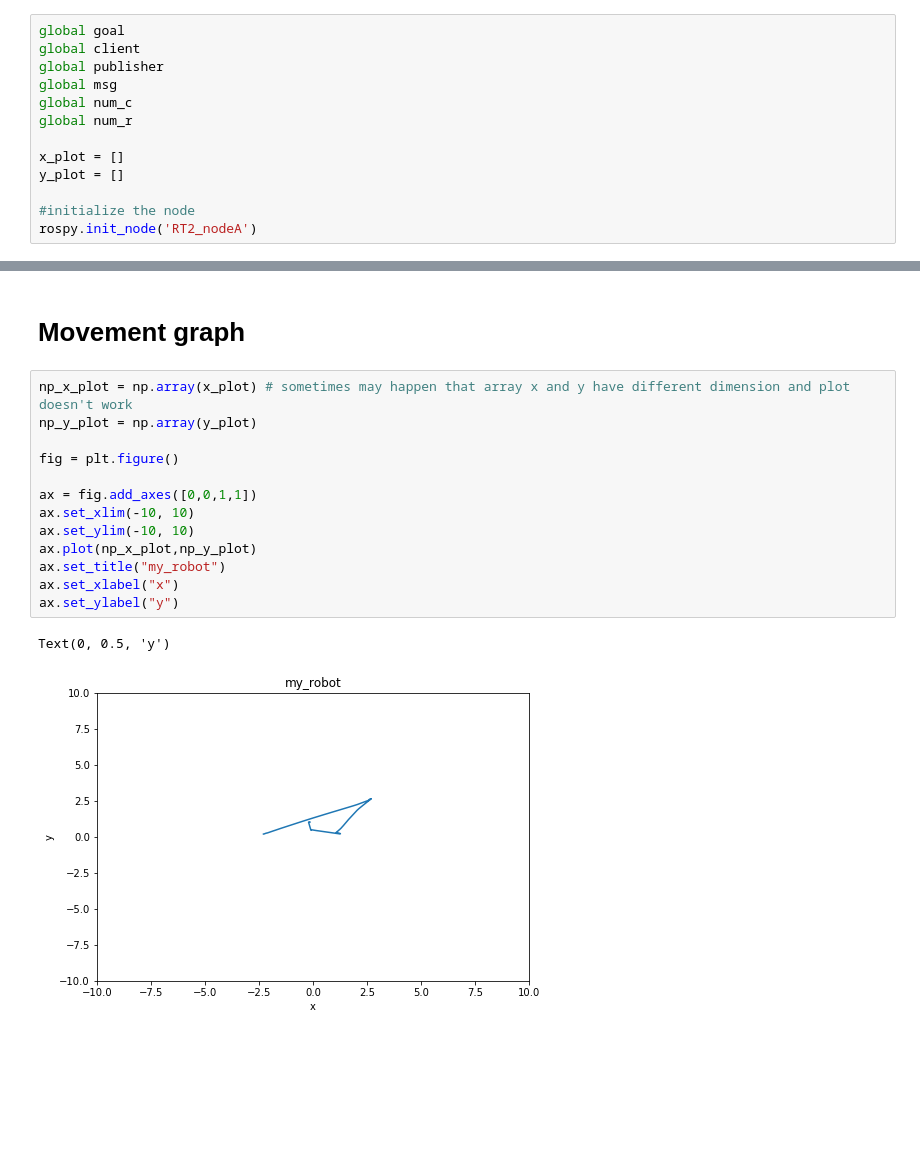
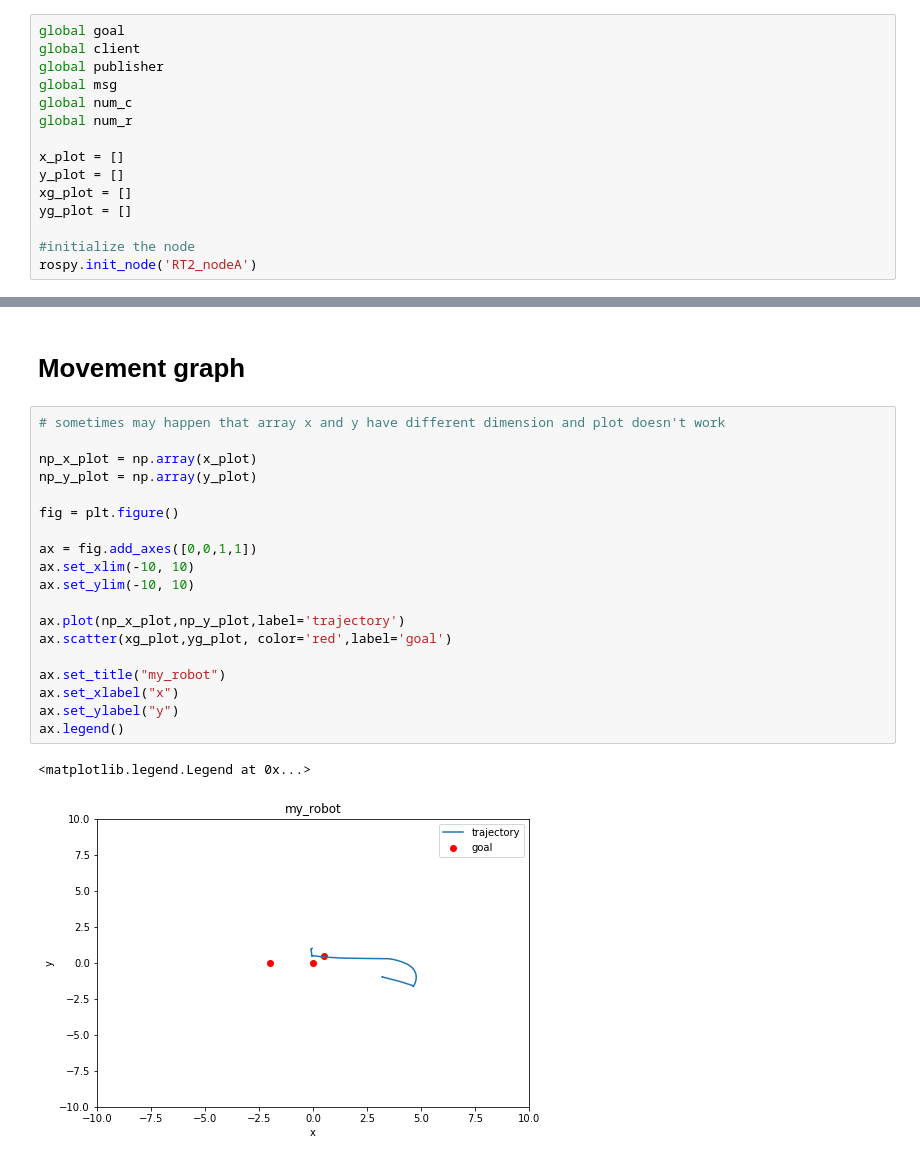
Before and after one commit to boez98/RT2_assignment_2, a Jupyter notebook: assignment_2_2022/Node_A_jupyter.ipynb, the cells around one changed output, grey strips where cells are left out. Saved outputs shown, nothing was run; the diff lists cells and outputs as text; blank space fills up the shorter version.

```diff
--- a/assignment_2_2022/Node_A_jupyter.ipynb
+++ b/assignment_2_2022/Node_A_jupyter.ipynb
@@ -34,6 +34,8 @@ global num_r
 
 x_plot = []
 y_plot = []
+xg_plot = []
+yg_plot = []
 
 #initialize the node
 rospy.init_node('RT2_nodeA')
@@ -234,18 +240,24 @@ sub = jr.subscribe('/pos_and_vel', Pos_and_Vel, vis.vis_callback)
 # %% [markdown]
 # Movement graph
 # %%
-np_x_plot = np.array(x_plot) # sometimes may happen that array x and y have different dimension and plot doesn't work
+# sometimes may happen that array x and y have different dimension and plot doesn't work
+
+np_x_plot = np.array(x_plot)
 np_y_plot = np.array(y_plot)
 
 fig = plt.figure()
 
 ax = fig.add_axes([0,0,1,1])
 ax.set_xlim(-10, 10)
 ax.set_ylim(-10, 10)
-ax.plot(np_x_plot,np_y_plot)
+
+ax.plot(np_x_plot,np_y_plot,label='trajectory')
+ax.scatter(xg_plot,yg_plot, color='red',label='goal')
+
 ax.set_title("my_robot")
 ax.set_xlabel("x")
 ax.set_ylabel("y")
+ax.legend()
 # %% [output]
-Text(0, 0.5, 'y')
+<matplotlib.legend.Legend at 0x...>
-[figure, old version]
+[figure, new version]
```
Also changed, not shown: parts of 4 cells of this notebook.
